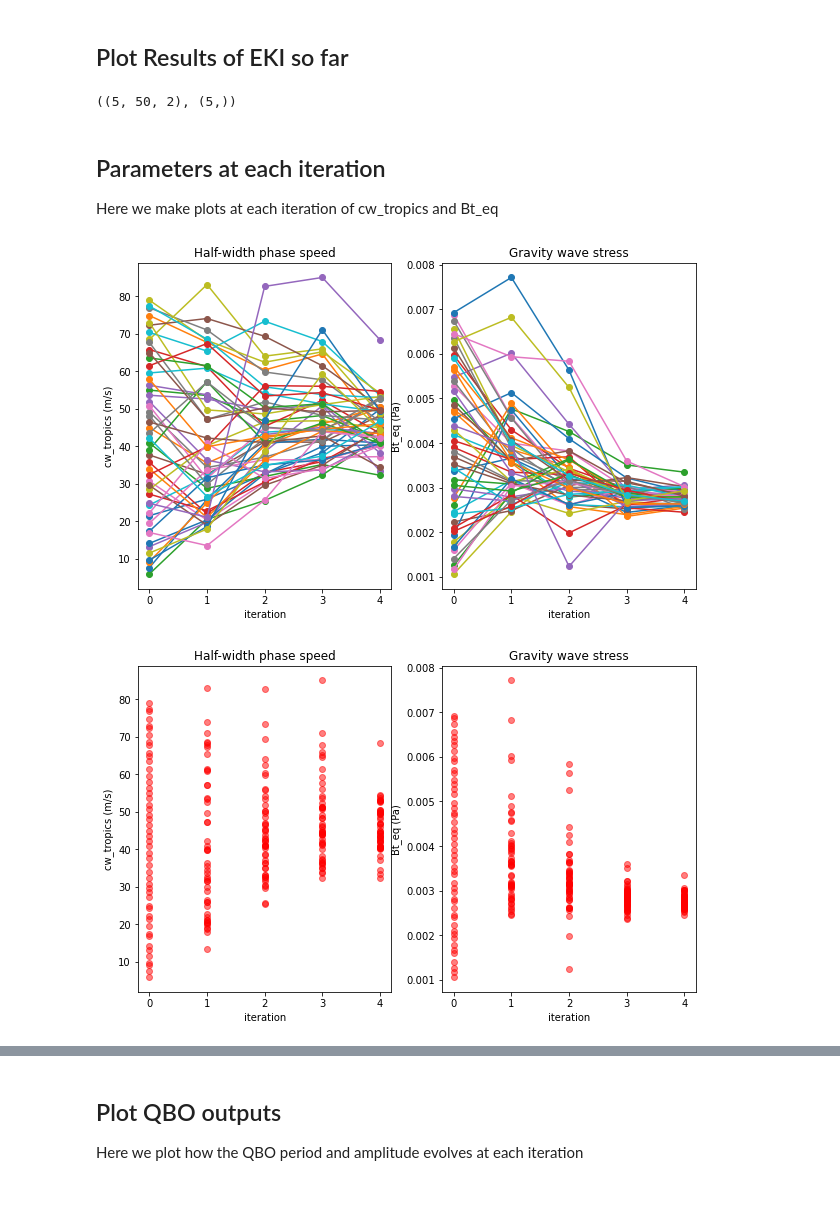
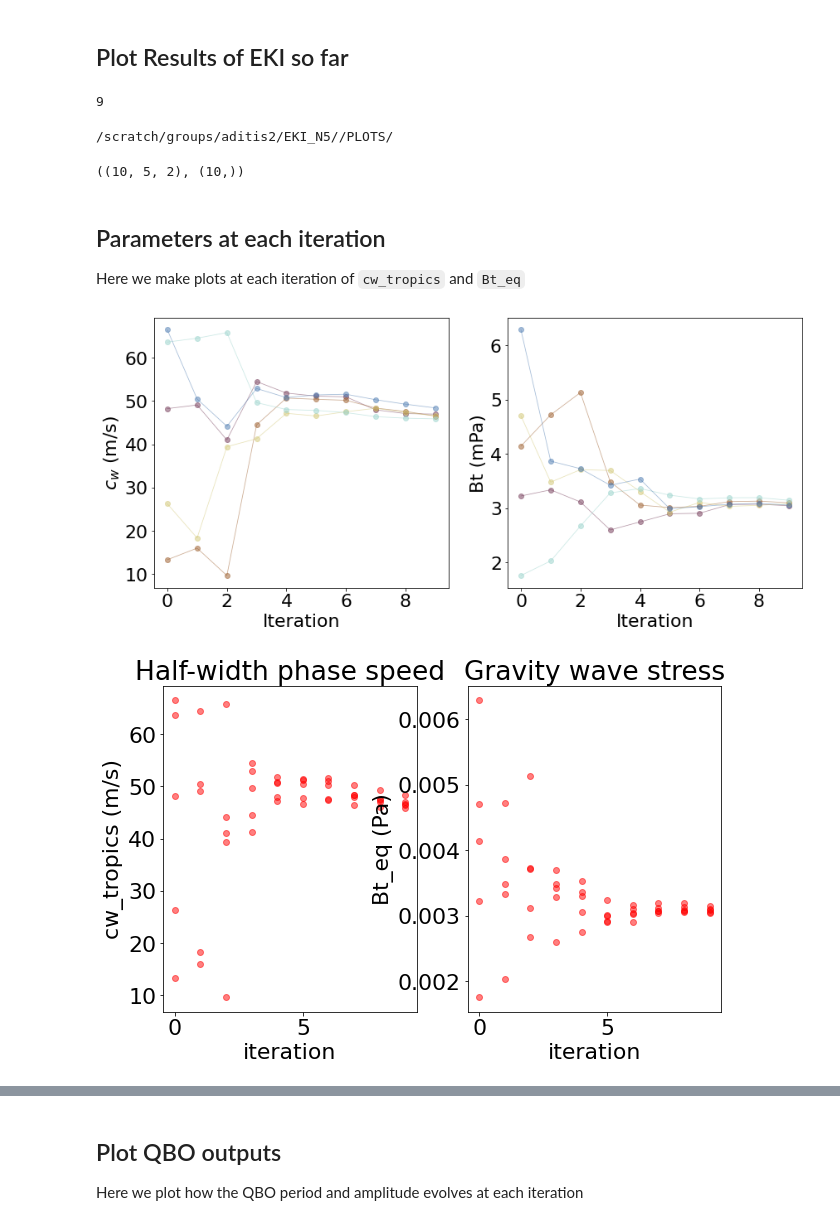
Before and after one commit to lm2612/EKI_OBS, a Jupyter notebook: jupyter_notebooks/PlotResultsPy.ipynb, the cells around one changed output, grey strips where cells are left out. Drawn from its saved outputs; the diff is of its cells as text; code cells hidden in the pictures; blank space fills up the shorter version.

```diff
--- a/jupyter_notebooks/PlotResultsPy.ipynb
+++ b/jupyter_notebooks/PlotResultsPy.ipynb
@@ -8,17 +8,24 @@ import csv
 import numpy as np
 import matplotlib.pyplot as plt
 import matplotlib
+from cmcrameri import cm
+plt.rcParams.update({'font.size': 22})
 # %% [markdown]
 ## Plot Results of EKI so far
 # %%
-basedir = os.environ['SCRATCH']+f"/EKI/"
+N = 5
+basedir = os.environ['GROUP_SCRATCH']+f"/EKI_N{N}/"
+n_its = len(glob.glob(basedir+"iteration*")) -1
+n_its
+# %% [output]
+9
 # %%
 plotdir = f"{basedir}/PLOTS/"
+os.makedirs(plotdir, exist_ok=True)
+print(plotdir)
+# %% [output]
+/scratch/groups/aditis2/EKI_N5//PLOTS/
 # %%
-## Create array
-n_its = 4
-N = 50
-
 params_files = [f"{basedir}/iteration_{n}/paramlist.csv" for n in range(0,n_its+1)]
 params = [np.genfromtxt(params_file, delimiter=',', skip_header=1) for params_file in params_files]
 
@@ -31,30 +38,32 @@ iter_ind = np.arange(n_its+1)
 # %%
 param_arr.shape, iter_ind.shape
 # %% [output]
-((5, 50, 2), (5,))
+((10, 5, 2), (10,))
 # %% [markdown]
 ## Parameters at each iteration
-Here we make plots at each iteration of cw_tropics and Bt_eq
+Here we make plots at each iteration of ``cw_tropics`` and ``Bt_eq``
 # %%
-fig, ax = plt.subplots(1, 2, figsize=(10,6))
+fig, ax = plt.subplots(1, 2, figsize=(14,6))
+cmap = cm.romaO
+norm = matplotlib.colors.Normalize(vmin=0, vmax=N)
 
 for i in range(N):
     plt.sca(ax[0])
-    plt.plot(iter_ind, param_arr[:, i, 0], 'o-')
+    plt.plot(iter_ind, param_arr[:, i, 0], 'o-', color = cmap(norm(i)), alpha=0.5, lw=0.8)
     plt.sca(ax[1])
-    plt.plot(iter_ind, param_arr[:, i, 1], 'o-')
+    plt.plot(iter_ind, param_arr[:, i, 1]*1e3, 'o-', color = cmap(norm(i)), alpha=0.5, lw=0.8)
 
 plt.sca(ax[0])
-plt.title("Half-width phase speed")
-plt.ylabel("cw_tropics (m/s)")
-plt.xlabel("iteration")
+#plt.title("Half-width phase speed")
+plt.ylabel("$c_w$ (m/s)")
+plt.xlabel("Iteration")
 plt.sca(ax[1])
-plt.title("Gravity wave stress")
-plt.ylabel("Bt_eq (Pa)")
-plt.xlabel("iteration")
+#plt.title("Gravity wave stress")
+plt.ylabel("Bt (mPa)")
+plt.xlabel("Iteration")
 plt.savefig(f"{plotdir}/parameters_each_iteration.png")
 # %% [output]
-[figure, old version]
+[figure, new version]
 # %%
 fig, ax = plt.subplots(1, 2, figsize=(10,6))
 
@@ -74,5 +83,5 @@ plt.ylabel("Bt_eq (Pa)")
 plt.xlabel("iteration")
 plt.savefig(f"{plotdir}/parameters_each_iteration_points_only.png")
 # %% [output]
-[figure, old version]
+[figure, new version]
 # %%
```
Also changed, not shown: parts of 14 cells of this notebook, 2 other files.
